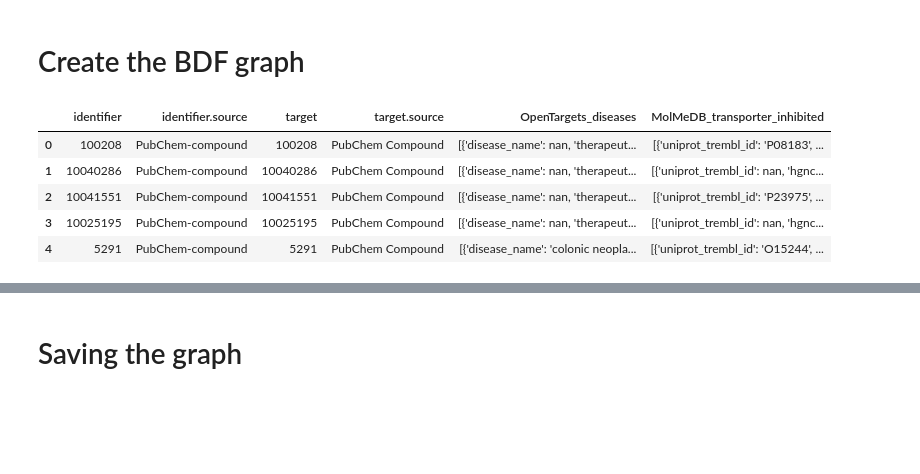
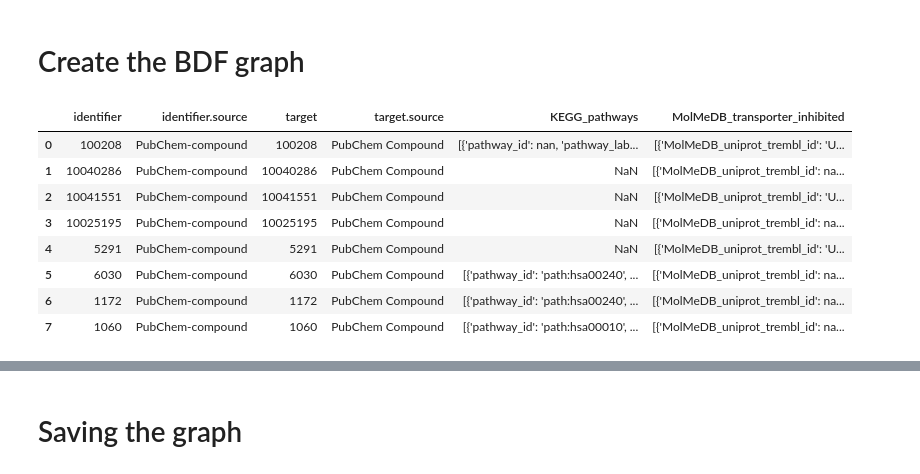
Before and after one commit to BioDataFuse/pyBiodatafuse, a Jupyter notebook: examples/02_metabolite_to_graph.ipynb, the cells around one changed output, grey strips where cells are left out. Cells and saved outputs as stored; diff of their text form; code cells hidden in the pictures; blank space fills up the shorter version.

```diff
--- a/examples/02_metabolite_to_graph.ipynb
+++ b/examples/02_metabolite_to_graph.ipynb
@@ -38,13 +42,13 @@ data_input.head()
 # %% [markdown]
 ### Entity resolution using BridgeDB
 # %%
-bridgdb_df, bridgdb_metadata = id_mapper.bridgedb_xref(
+bridgedb_df, bridgdb_metadata = id_mapper.bridgedb_xref(
     identifiers=data_input,
     input_species="Human",
     input_datasource="PubChem Compound",
     output_datasource="All",
 )
-bridgdb_df.head()
+bridgedb_df.head()
 # %% [output]
 |  | identifier | identifier.source | target | target.source |
 | 0 | 100208 | PubChem-compound | 90560 | ChemSpider |
@@ -83,15 +109,18 @@ opentargets_df.head()
 # Create the BDF graph
 # %%
 combined_df = combine_sources(
-    bridgdb_df, df_list=[opentargets_df, molmedb_transporter_inhibited_df]
+    bridgedb_df, df_list=[kegg_df, molmedb_transporter_inhibited_df]
 )
-combined_df.head()
+combined_df
 # %% [output]
-|  | identifier | identifier.source | target | target.source | OpenTargets_diseases | MolMeDB_transporter_inhibited |
-| 0 | 100208 | PubChem-compound | 100208 | PubChem Compound | [{'disease_name': nan, 'therapeut... | [{'uniprot_trembl_id': 'P08183', ... |
-| 1 | 10040286 | PubChem-compound | 10040286 | PubChem Compound | [{'disease_name': nan, 'therapeut... | [{'uniprot_trembl_id': nan, 'hgnc... |
-| 2 | 10041551 | PubChem-compound | 10041551 | PubChem Compound | [{'disease_name': nan, 'therapeut... | [{'uniprot_trembl_id': 'P23975', ... |
-| 3 | 10025195 | PubChem-compound | 10025195 | PubChem Compound | [{'disease_name': nan, 'therapeut... | [{'uniprot_trembl_id': nan, 'hgnc... |
-| 4 | 5291 | PubChem-compound | 5291 | PubChem Compound | [{'disease_name': 'colonic neopla... | [{'uniprot_trembl_id': 'O15244', ... |
+|  | identifier | identifier.source | target | target.source | KEGG_pathways | MolMeDB_transporter_inhibited |
+| 0 | 100208 | PubChem-compound | 100208 | PubChem Compound | [{'pathway_id': nan, 'pathway_lab... | [{'MolMeDB_uniprot_trembl_id': 'U... |
+| 1 | 10040286 | PubChem-compound | 10040286 | PubChem Compound | NaN | [{'MolMeDB_uniprot_trembl_id': na... |
+| 2 | 10041551 | PubChem-compound | 10041551 | PubChem Compound | NaN | [{'MolMeDB_uniprot_trembl_id': 'U... |
+| 3 | 10025195 | PubChem-compound | 10025195 | PubChem Compound | NaN | [{'MolMeDB_uniprot_trembl_id': na... |
+| 4 | 5291 | PubChem-compound | 5291 | PubChem Compound | NaN | [{'MolMeDB_uniprot_trembl_id': 'U... |
+| 5 | 6030 | PubChem-compound | 6030 | PubChem Compound | [{'pathway_id': 'path:hsa00240', ... | [{'MolMeDB_uniprot_trembl_id': na... |
+| 6 | 1172 | PubChem-compound | 1172 | PubChem Compound | [{'pathway_id': 'path:hsa00240', ... | [{'MolMeDB_uniprot_trembl_id': na... |
+| 7 | 1060 | PubChem-compound | 1060 | PubChem Compound | [{'pathway_id': 'path:hsa00010', ... | [{'MolMeDB_uniprot_trembl_id': na... |
 # %%
 combined_metadata = create_or_append_to_metadata(
```
Also changed, not shown: parts of 17 cells of this notebook.
